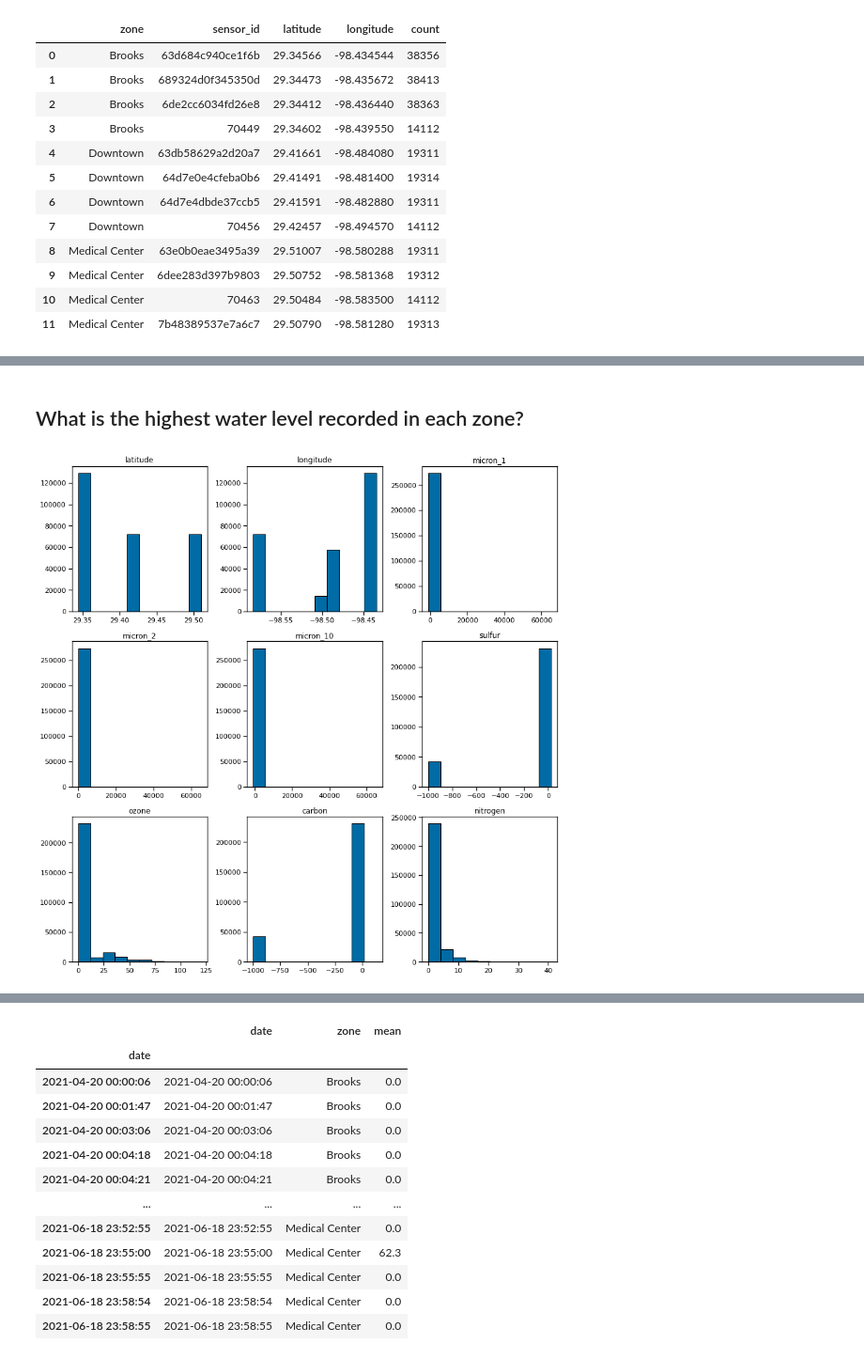
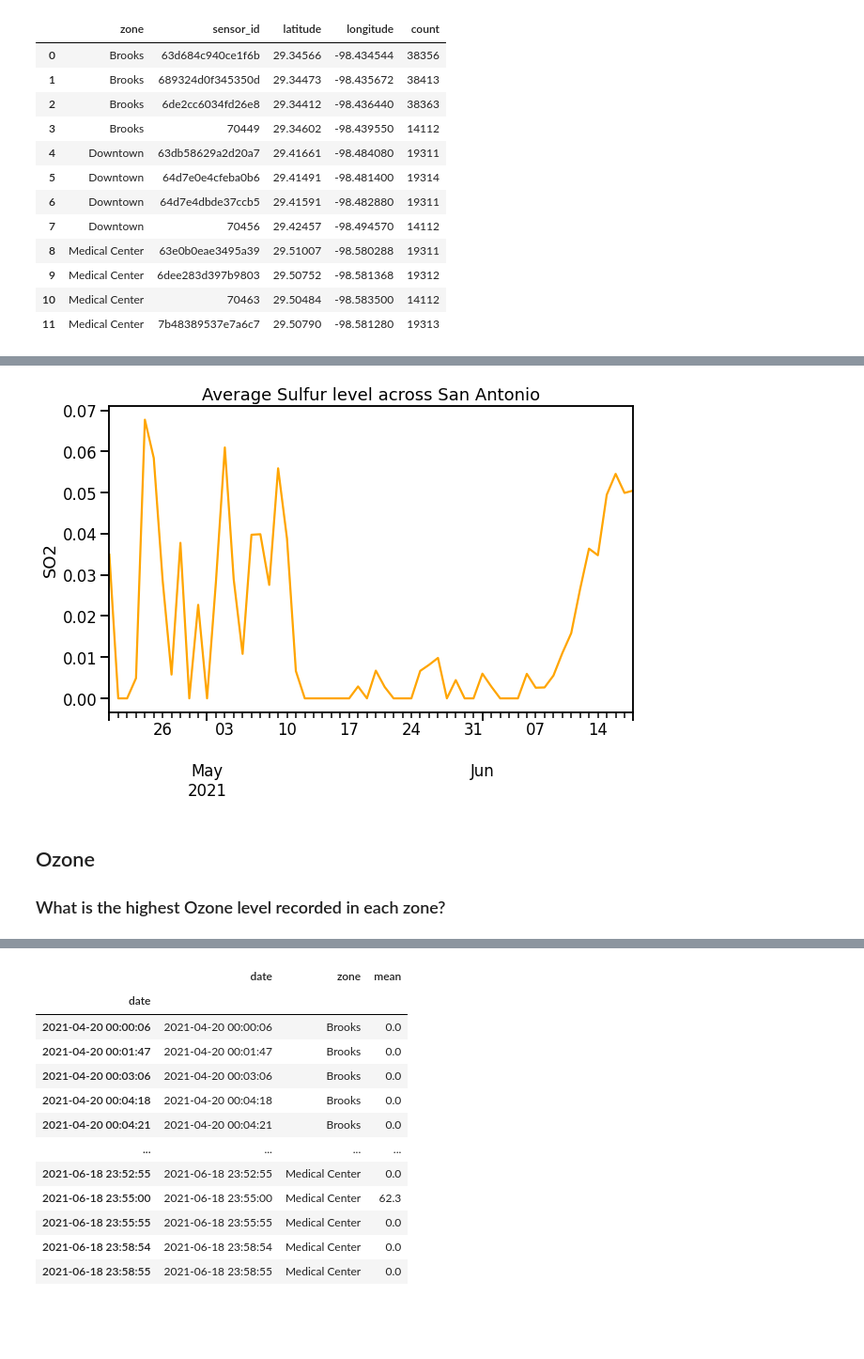
Before and after one commit to Promeos/Smart_San_Antonio, a Jupyter notebook: MVP_Air_Quality.ipynb, the cells around one changed output, grey strips where cells are left out. Shown at 94% size. Drawn from its saved outputs; the diff is of its cells as text; code cells hidden in the pictures; blank space fills up the shorter version.

```diff
--- a/MVP_Air_Quality.ipynb
+++ b/MVP_Air_Quality.ipynb
@@ -193,0 +204,6 @@ m
+# %%
+s = df.groupby(['date', 'zone']).sulfur.agg(['mean']).sort_values(by=['zone', 'date']).reset_index()
+s.set_index(pd.DatetimeIndex(s['date']), inplace=True)
+s.sort_index(inplace=True)
+
+df.groupby('zone')[['sulfur']].describe(percentiles=[.25, .75, .997]).reset_index()
@@ -194,11 +216,14 @@ m
+# %%
+s.resample('D').agg(['mean']).plot(figsize=(10, 6),
+                                   legend=False,
+                                   c='orange')
+
+plt.xlabel('')
+plt.ylabel('SO2')
+plt.title('Average Sulfur level across San Antonio');
+# %% [output]
+[figure, added]
 # %% [markdown]
-## What is the highest water level recorded in each zone?
+## Ozone
+
+### What is the highest Ozone level recorded in each zone?
-# %%
-sns.set_context('notebook')
-
-df.hist(figsize=(12, 12),
-        grid=False,
-        ec='black')
-plt.tight_layout();
-# %% [output]
-[figure, removed]
```
Also changed, not shown: parts of 22 cells of this notebook, 2 other files.
